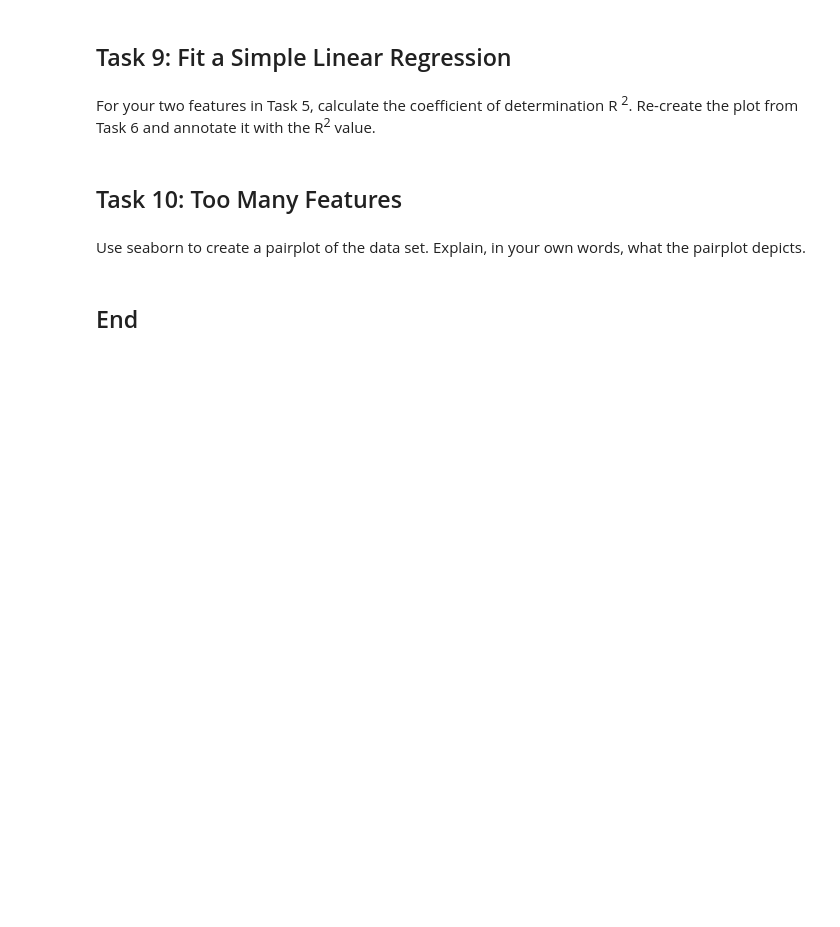
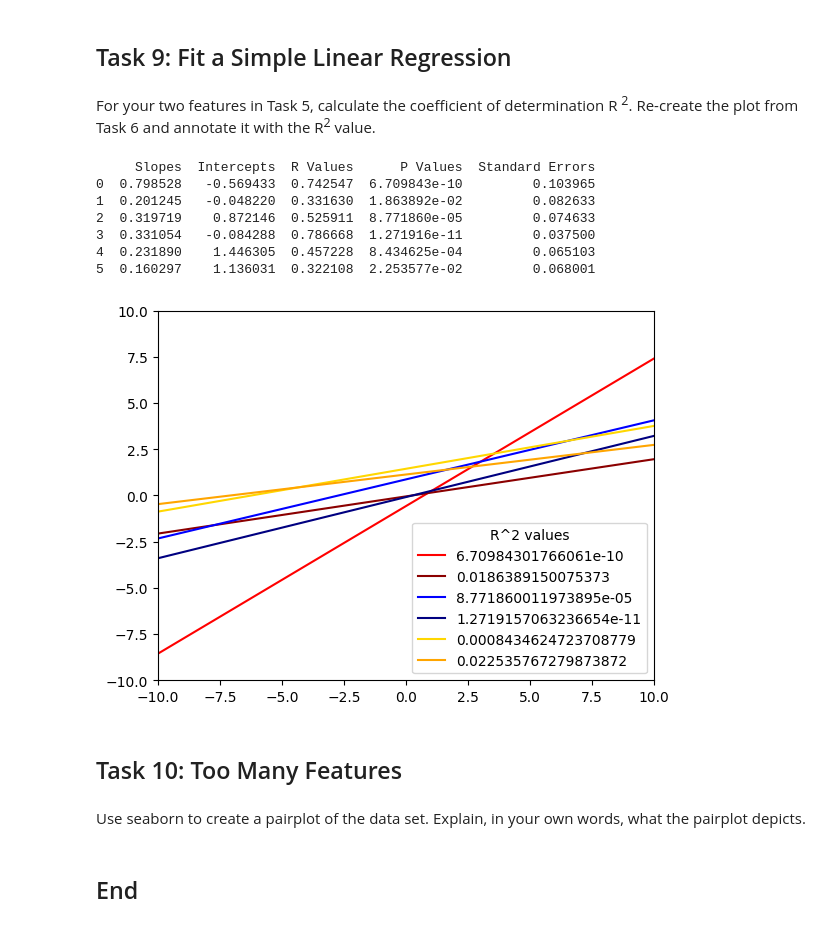
Before and after one commit to cathalred88/principles_of_data_analytics, a Jupyter notebook: tasks.ipynb, the cells around one changed output. Saved outputs shown, nothing was run; the diff lists cells and outputs as text; code cells hidden in the pictures; blank space fills up the shorter version.

Commit message:
started task 9 linear regression with r^2 values displayed on lines

```diff
--- a/tasks.ipynb
+++ b/tasks.ipynb
@@ -372,6 +378,65 @@ petal width (cm)           1.000000
 # %% [markdown]
 For your two features in Task 5, calculate the coefficient of determination R <sup>2</sup>.
 Re-create the plot from Task 6 and annotate it with the R<sup>2</sup> value.
+# %%
+# define the slopes, intercepts, r values, P values, and standard errors for each of the 6 groups of x-y pairings
+# intercept is vlaue of Y when X is zero (point ot which the line crosses x axis)
+slope1, intercept1, r_value1, p_value1, std_err1 = sp.stats.linregress(df1.iloc[:, 0], df1.iloc[:, 1])          # Setosa Sepal      x,y pairings
+slope2, intercept2, r_value2, p_value2, std_err2 = sp.stats.linregress(df1.iloc[:, 2], df1.iloc[:, 3])          # Setosa Petal      x,y pairings
+slope3, intercept3, r_value3, p_value3, std_err3 = sp.stats.linregress(df2.iloc[:, 0], df2.iloc[:, 1])          # Versicolor Sepal  x,y pairings
+slope4, intercept4, r_value4, p_value4, std_err4 = sp.stats.linregress(df2.iloc[:, 2], df2.iloc[:, 3])          # Versicolor Petal  x,y pairings
+slope5, intercept5, r_value5, p_value5, std_err5 = sp.stats.linregress(df3.iloc[:, 0], df3.iloc[:, 1])          # Virginica Sepal   x,y pairings
+slope6, intercept6, r_value6, p_value6, std_err6 = sp.stats.linregress(df3.iloc[:, 2], df3.iloc[:, 3])          # Virginica Petal   x,y pairings
+
+# populate these into grouped arrays
+slopes =        [slope1, slope2, slope3, slope4, slope5, slope6]
+intercepts =    [intercept1, intercept2, intercept3, intercept4, intercept5, intercept6]
+r_values =      [r_value1, r_value2, r_value3, r_value4, r_value5, r_value6 ]
+p_values =      [p_value1, p_value2, p_value3, p_value4, p_value5, p_value6 ]
+std_errs =      [std_err1, std_err2, std_err3, std_err4, std_err5, std_err6 ]
+
+# write groups into a dataframe
+coefficients = pd.DataFrame(data = list(zip(slopes, intercepts,  r_values,  p_values, std_errs)),columns= ["Slopes", "Intercepts", "R Values", "P Values", "Standard Errors"])
+
+# print out the dataframe.
+print (coefficients)
+print("\n")
+
+
+# create the plot
+# setup the plot area to contain 6 lines
+ax = pt.gca()
+ax.set_ylim([-10, 10])
+ax.set_xlim([-10, 10])
+
+# defiene the lines
+#        SYNTAX for points: (xy1, xy2=None, *, slope=None, **kwargs))
+
+line1 = pt.axline(xy1=[0, coefficients.iloc[0,1]], slope=coefficients.iloc[0,0], clip_on = True, label = coefficients.iloc[0,3], color = 'red', )
+line2 = pt.axline(xy1=[0, coefficients.iloc[1,1]], slope=coefficients.iloc[1,0], label = coefficients.iloc[1,3], color = 'darkred')
+line3 = pt.axline(xy1=[0, coefficients.iloc[2,1]], slope=coefficients.iloc[2,0], label = coefficients.iloc[2,3],color = 'blue')
+line4 = pt.axline(xy1=[0, coefficients.iloc[3,1]], slope=coefficients.iloc[3,0], label = coefficients.iloc[3,3],color = 'navy')
+line5 = pt.axline(xy1=[0, coefficients.iloc[4,1]], slope=coefficients.iloc[4,0], label = coefficients.iloc[4,3],color = 'gold')
+line6 = pt.axline(xy1=[0, coefficients.iloc[5,1]], slope=coefficients.iloc[5,0], label = coefficients.iloc[5,3],color = 'orange')
+'''
+line1 = pt.scatter(xy1=[0, coefficients.iloc[0,1]], slope=coefficients.iloc[0,0], label = coefficients.iloc[0,3], color = 'red', )
+line2 = pt.scatter(xy1=[0, coefficients.iloc[1,1]], slope=coefficients.iloc[1,0], label = coefficients.iloc[1,3], color = 'darkred')
+line3 = pt.scatter(xy1=[0, coefficients.iloc[2,1]], slope=coefficients.iloc[2,0], label = coefficients.iloc[2,3], color = 'blue')
+line4 = pt.scatter(xy1=[0, coefficients.iloc[3,1]], slope=coefficients.iloc[3,0], label = coefficients.iloc[3,3], color = 'navy')
+line5 = pt.scatter(xy1=[0, coefficients.iloc[4,1]], slope=coefficients.iloc[4,0], label = coefficients.iloc[4,3], color = 'gold')
+line6 = pt.scatter(xy1=[0, coefficients.iloc[5,1]], slope=coefficients.iloc[5,0], label = coefficients.iloc[5,3], color = 'orange')
+'''
+legend = pt.legend(title="R^2 values", loc= 'lower right')
+pt.show()
+# %% [output]
+     Slopes  Intercepts  R Values      P Values  Standard Errors
+0  0.798528   -0.569433  0.742547  6.709843e-10         0.103965
+1  0.201245   -0.048220  0.331630  1.863892e-02         0.082633
+2  0.319719    0.872146  0.525911  8.771860e-05         0.074633
+3  0.331054   -0.084288  0.786668  1.271916e-11         0.037500
+4  0.231890    1.446305  0.457228  8.434625e-04         0.065103
+5  0.160297    1.136031  0.322108  2.253577e-02         0.068001
+[figure, added]
 # %% [markdown]
 ## Task 10: Too Many Features
 # %% [markdown]
```
Also changed, not shown: parts of 3 cells of this notebook.
